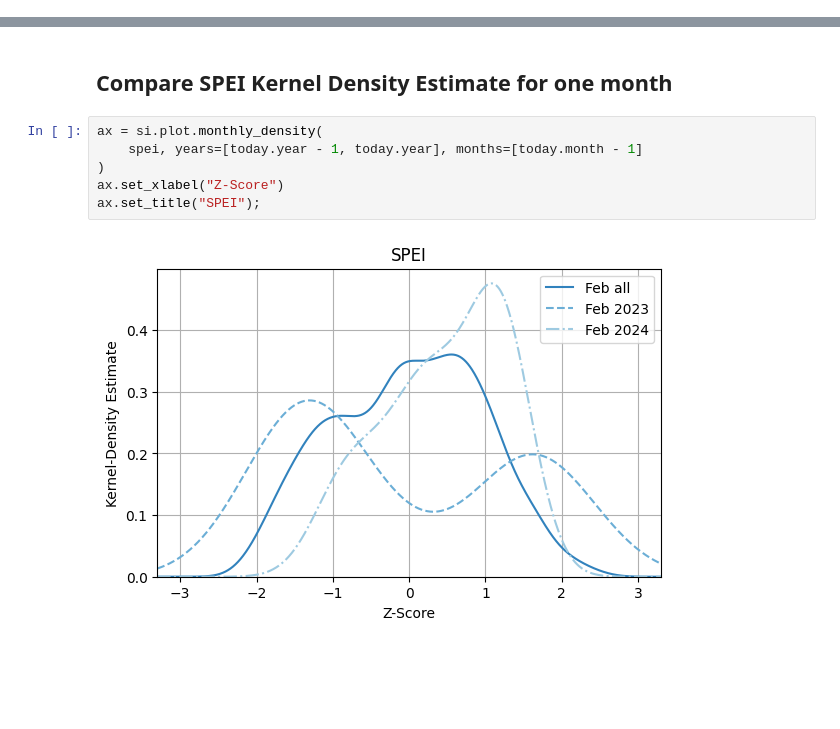
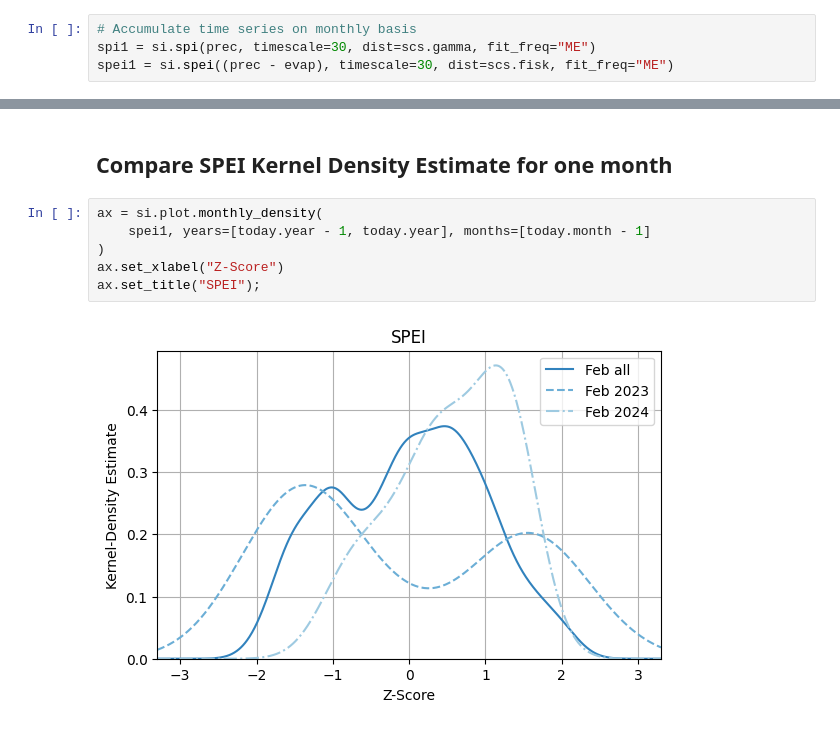
Before and after one commit to martinvonk/SPEI, a Jupyter notebook: doc/examples/example03_drought_NL.ipynb, the cells around one changed output, grey strips where cells are left out. Saved outputs shown, nothing was run; the diff lists cells and outputs as text; blank space fills up the shorter version.

```diff
--- a/doc/examples/example03_drought_NL.ipynb
+++ b/doc/examples/example03_drought_NL.ipynb
@@ -57,3 +59,7 @@ spei = si.spei(pe, dist=scs.fisk)
+# %%
+# Accumulate time series on monthly basis
+spi1 = si.spi(prec, timescale=30, dist=scs.gamma, fit_freq="ME")
+spei1 = si.spei((prec - evap), timescale=30, dist=scs.fisk, fit_freq="ME")
 # %%
 xlim = pd.to_datetime(["2018-01-01", yesterday])
 
@@ -124,9 +133,9 @@ fig.tight_layout()
 ## Compare SPEI Kernel Density Estimate for one month
 # %%
 ax = si.plot.monthly_density(
-    spei, years=[today.year - 1, today.year], months=[today.month - 1]
+    spei1, years=[today.year - 1, today.year], months=[today.month - 1]
 )
 ax.set_xlabel("Z-Score")
 ax.set_title("SPEI");
 # %% [output]
-[figure, old version]
+[figure, new version]
```
Also changed, not shown: parts of 6 cells of this notebook, 9 other files.
